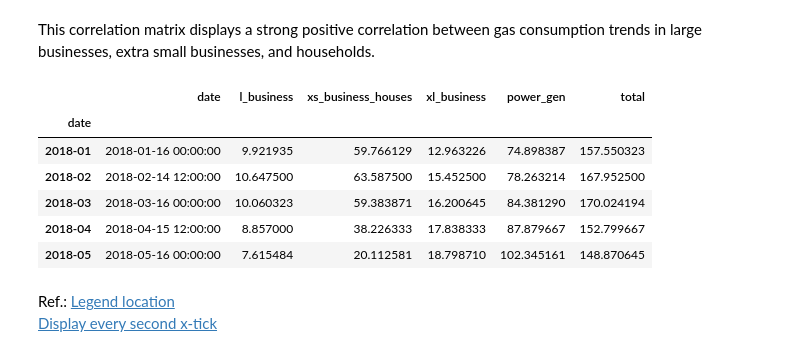
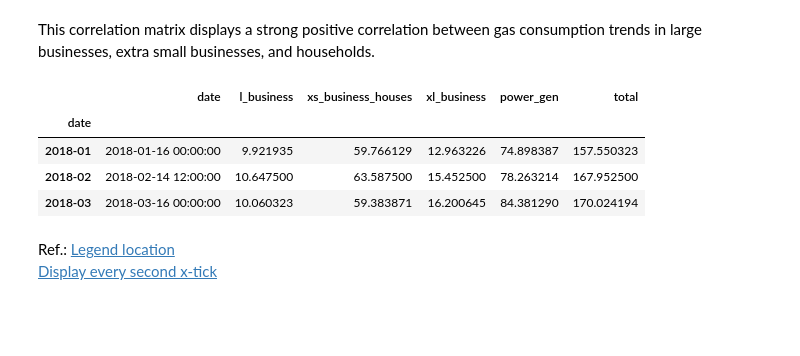
Before and after one commit to Kate-217/pogramming_for_data_analytics, a Jupyter notebook: project/project_2.ipynb, the cells around one changed output. Cells and saved outputs as stored; diff of their text form; code cells hidden in the pictures; blank space fills up the shorter version.

```diff
--- a/project/project_2.ipynb
+++ b/project/project_2.ipynb
@@ -225,20 +221,18 @@ correlation_matrix
 # %% [markdown]
 This correlation matrix displays a strong positive correlation between gas consumption trends in large businesses, extra small businesses, and households.
 # %%
-# I want to find a mean consumption over the month
+# I want to find a mean consumption over the month.
 
 # Group data by month and calculate the mean for each column
 # Date will become index for monthly_mean
 monthly_mean = data.groupby(data['date'].dt.to_period('M')).mean()
-monthly_mean.head()
+monthly_mean.head(3)
 # %% [output]
 |  | date | l_business | xs_business_houses | xl_business | power_gen | total |
 | date |  |  |  |  |  |  |
 | 2018-01 | 2018-01-16 00:00:00 | 9.921935 | 59.766129 | 12.963226 | 74.898387 | 157.550323 |
 | 2018-02 | 2018-02-14 12:00:00 | 10.647500 | 63.587500 | 15.452500 | 78.263214 | 167.952500 |
 | 2018-03 | 2018-03-16 00:00:00 | 10.060323 | 59.383871 | 16.200645 | 84.381290 | 170.024194 |
-| 2018-04 | 2018-04-15 12:00:00 | 8.857000 | 38.226333 | 17.838333 | 87.879667 | 152.799667 |
-| 2018-05 | 2018-05-16 00:00:00 | 7.615484 | 20.112581 | 18.798710 | 102.345161 | 148.870645 |
 # %% [markdown]
 Ref.: [Legend location](https://matplotlib.org/stable/users/explain/axes/legend_guide.html)<br>
 [Display every second x-tick](https://stackoverflow.com/questions/12608788/changing-the-tick-frequency-on-the-x-or-y-axis)
```
Also changed, not shown: parts of 21 cells of this notebook.
